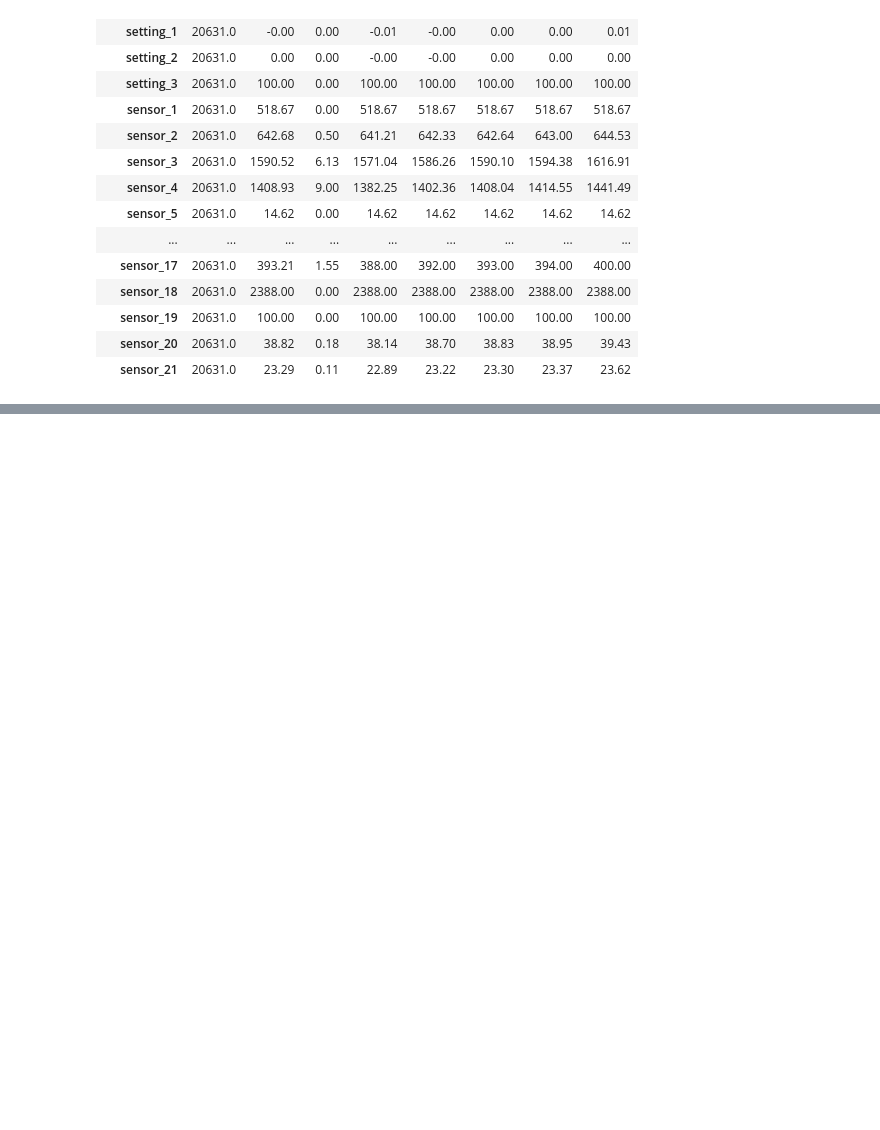
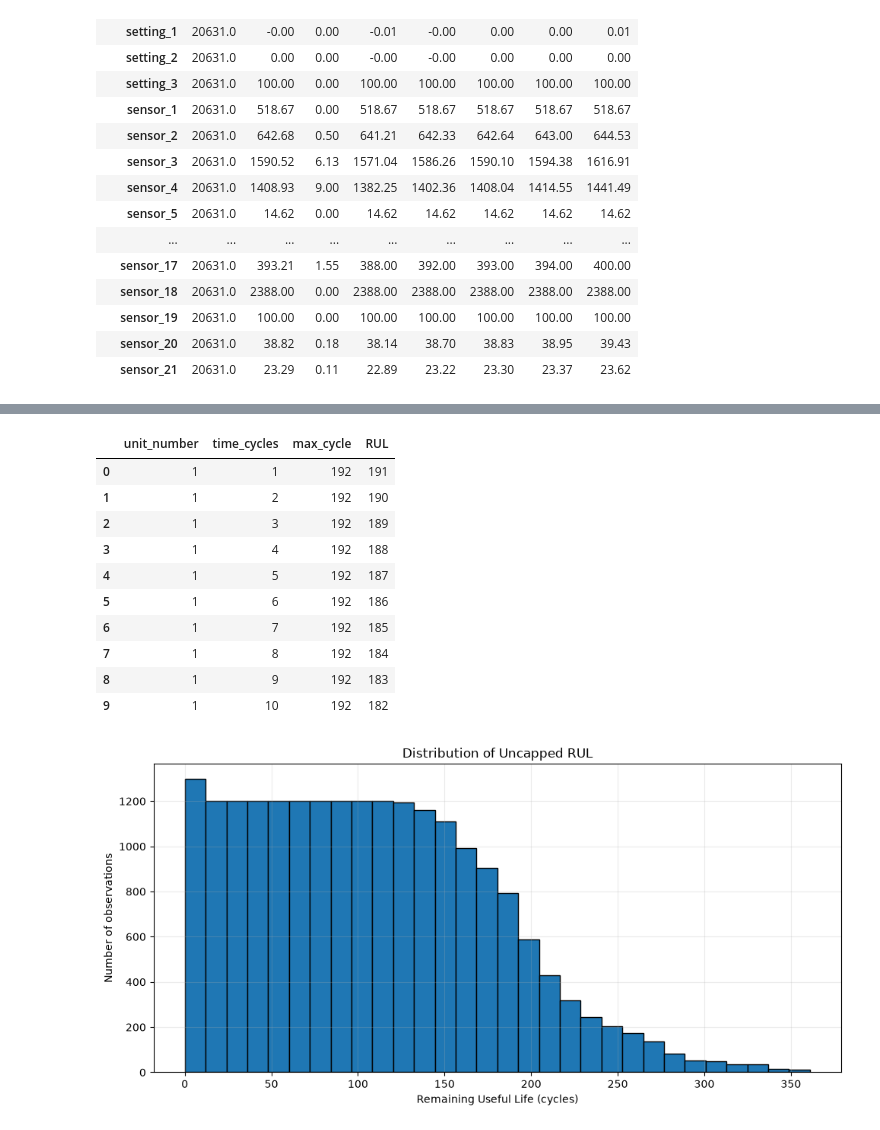
Before and after one commit to AmyKrrrr/TATA_Elxsi_S4_PS1, a Jupyter notebook: cmapss_dataviz.ipynb, the cells around one changed output, grey strips where cells are left out. Saved outputs shown, nothing was run; the diff lists cells and outputs as text; code cells hidden in the pictures; blank space fills up the shorter version.

```diff
--- a/cmapss_dataviz.ipynb
+++ b/cmapss_dataviz.ipynb
@@ -100,0 +252,32 @@ Duplicate rows: 0
+# %%
+# Calculate uncapped Remaining Useful Life for each training row.
+max_cycles = train.groupby("unit_number")["time_cycles"].max()
+
+train["max_cycle"] = train["unit_number"].map(max_cycles)
+
+train["RUL"] = train["max_cycle"] - train["time_cycles"]
+
+display(
+    train[["unit_number", "time_cycles", "max_cycle", "RUL"]].head(10)
+)
+
+plt.figure(figsize=(10, 5))
+plt.hist(train["RUL"], bins=30, edgecolor="black")
+plt.title("Distribution of Uncapped RUL")
+plt.xlabel("Remaining Useful Life (cycles)")
+plt.ylabel("Number of observations")
+plt.tight_layout()
+plt.show()
+# %% [output]
+|  | unit_number | time_cycles | max_cycle | RUL |
+| 0 | 1 | 1 | 192 | 191 |
+| 1 | 1 | 2 | 192 | 190 |
+| 2 | 1 | 3 | 192 | 189 |
+| 3 | 1 | 4 | 192 | 188 |
+| 4 | 1 | 5 | 192 | 187 |
+| 5 | 1 | 6 | 192 | 186 |
+| 6 | 1 | 7 | 192 | 185 |
+| 7 | 1 | 8 | 192 | 184 |
+| 8 | 1 | 9 | 192 | 183 |
+| 9 | 1 | 10 | 192 | 182 |
+[figure, added]
```
Also changed, not shown: parts of 19 cells of this notebook.
